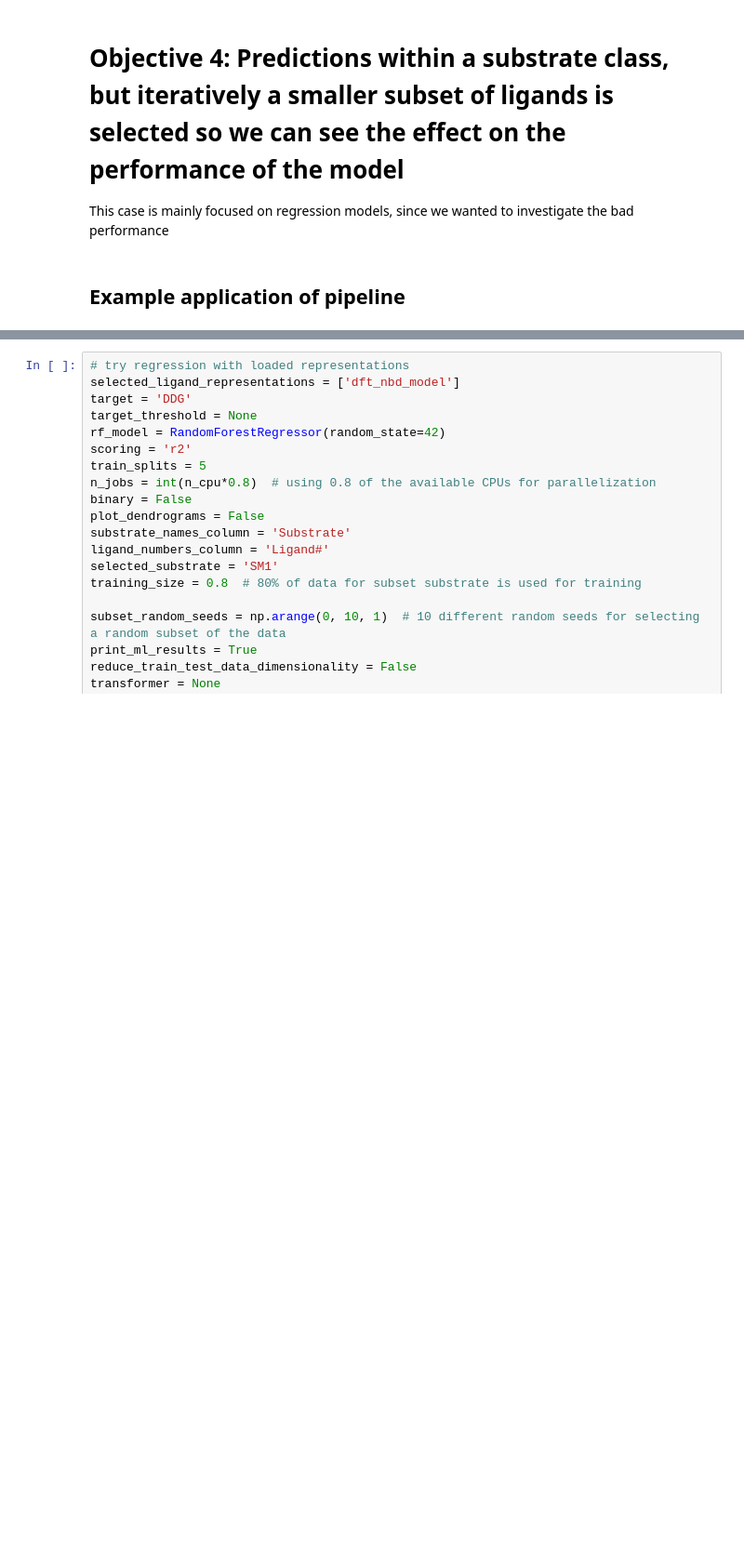
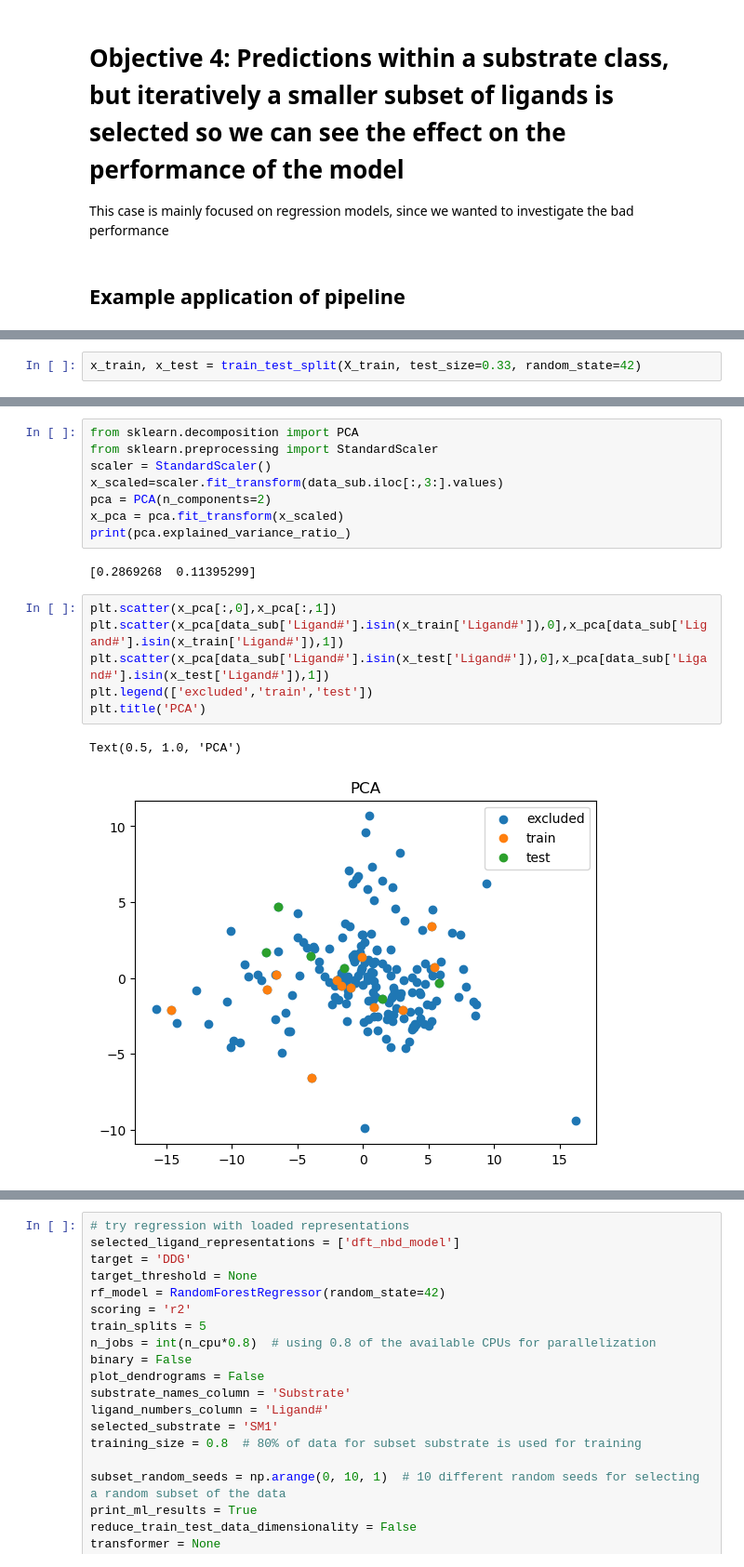
Before and after one commit to EPiCs-group/obelix-ml-pipeline, a Jupyter notebook: obelix_ml_pipeline/notebooks/4.predictions_within_substrate_class_for_random_subset.ipynb, the cells around one changed output, grey strips where cells are left out. Shown at 93% size. Saved outputs shown, nothing was run; the diff lists cells and outputs as text; blank space fills up the shorter version.

```diff
--- a/obelix_ml_pipeline/notebooks/4.predictions_within_substrate_class_for_random_subset.ipynb
+++ b/obelix_ml_pipeline/notebooks/4.predictions_within_substrate_class_for_random_subset.ipynb
@@ -30,0 +191,2 @@ This case is mainly focused on regression models, since we wanted to investigate
+# %%
+x_train, x_test = train_test_split(X_train, test_size=0.33, random_state=42)
@@ -30,0 +221,19 @@ This case is mainly focused on regression models, since we wanted to investigate
+# %%
+from sklearn.decomposition import PCA
+from sklearn.preprocessing import StandardScaler
+scaler = StandardScaler()
+x_scaled=scaler.fit_transform(data_sub.iloc[:,3:].values)
+pca = PCA(n_components=2)
+x_pca = pca.fit_transform(x_scaled)
+print(pca.explained_variance_ratio_)
+# %% [output]
+[0.2869268  0.11395299]
+# %%
+plt.scatter(x_pca[:,0],x_pca[:,1])
+plt.scatter(x_pca[data_sub['Ligand#'].isin(x_train['Ligand#']),0],x_pca[data_sub['Ligand#'].isin(x_train['Ligand#']),1])
+plt.scatter(x_pca[data_sub['Ligand#'].isin(x_test['Ligand#']),0],x_pca[data_sub['Ligand#'].isin(x_test['Ligand#']),1])
+plt.legend(['excluded','train','test'])
+plt.title('PCA')
+# %% [output]
+Text(0.5, 1.0, 'PCA')
+[figure, added]
```
Also changed, not shown: parts of 17 cells of this notebook.
